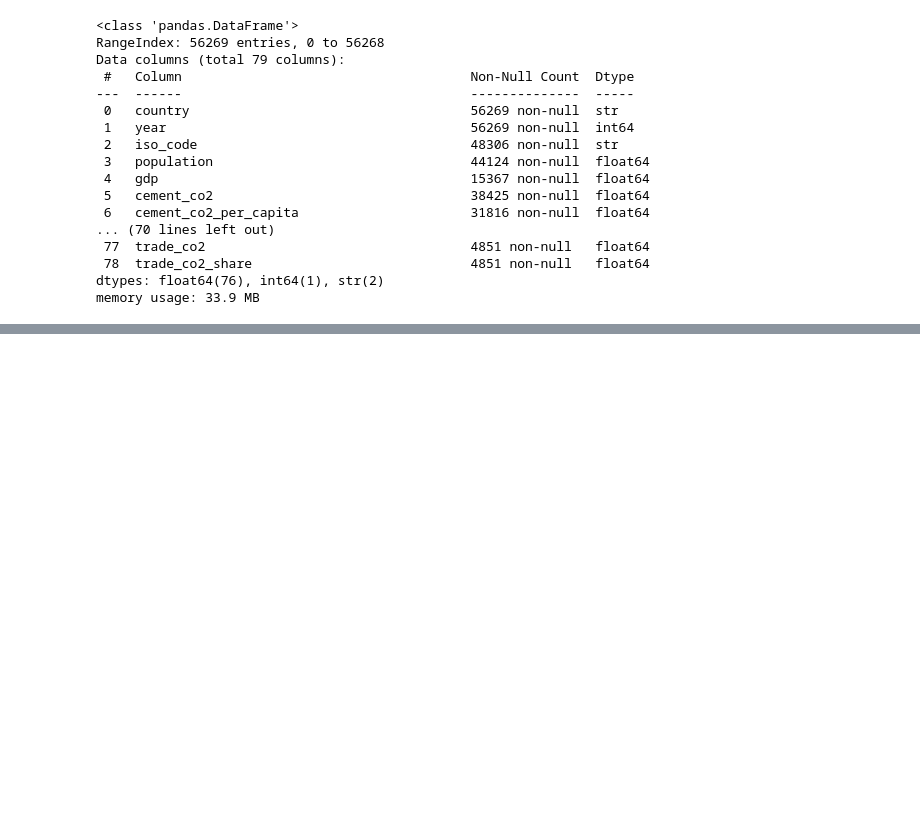
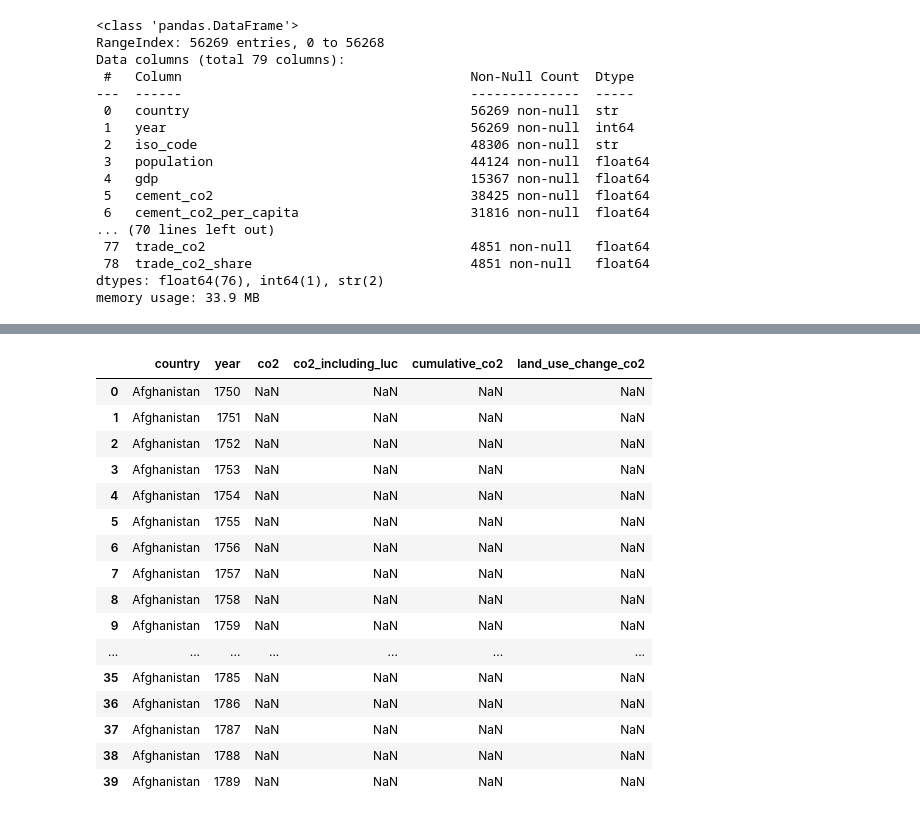
Before and after one commit to inakigallego/EDA-19-11-2026, a Jupyter notebook: 1-Tema, hipotesis y datasets.ipynb, the cells around one changed output, grey strips where cells are left out. Cells and saved outputs as stored; diff of their text form; code cells hidden in the pictures; blank space fills up the shorter version.

```diff
--- a/1-Tema, hipotesis y datasets.ipynb
+++ b/1-Tema, hipotesis y datasets.ipynb
@@ -140,0 +164,21 @@ memory usage: 33.9 MB
+# %%
+df3 = df2.iloc[:, [0, 1, 7, 10, 25, 41]]
+df3.head(40)
+# %% [output]
+|  | country | year | co2 | co2_including_luc | cumulative_co2 | land_use_change_co2 |
+| 0 | Afghanistan | 1750 | NaN | NaN | NaN | NaN |
+| 1 | Afghanistan | 1751 | NaN | NaN | NaN | NaN |
+| 2 | Afghanistan | 1752 | NaN | NaN | NaN | NaN |
+| 3 | Afghanistan | 1753 | NaN | NaN | NaN | NaN |
+| 4 | Afghanistan | 1754 | NaN | NaN | NaN | NaN |
+| 5 | Afghanistan | 1755 | NaN | NaN | NaN | NaN |
+| 6 | Afghanistan | 1756 | NaN | NaN | NaN | NaN |
+| 7 | Afghanistan | 1757 | NaN | NaN | NaN | NaN |
+| 8 | Afghanistan | 1758 | NaN | NaN | NaN | NaN |
+| 9 | Afghanistan | 1759 | NaN | NaN | NaN | NaN |
+| ... | ... | ... | ... | ... | ... | ... |
+| 35 | Afghanistan | 1785 | NaN | NaN | NaN | NaN |
+| 36 | Afghanistan | 1786 | NaN | NaN | NaN | NaN |
+| 37 | Afghanistan | 1787 | NaN | NaN | NaN | NaN |
+| 38 | Afghanistan | 1788 | NaN | NaN | NaN | NaN |
+| 39 | Afghanistan | 1789 | NaN | NaN | NaN | NaN |
```
Also changed, not shown: parts of 9 cells of this notebook.
